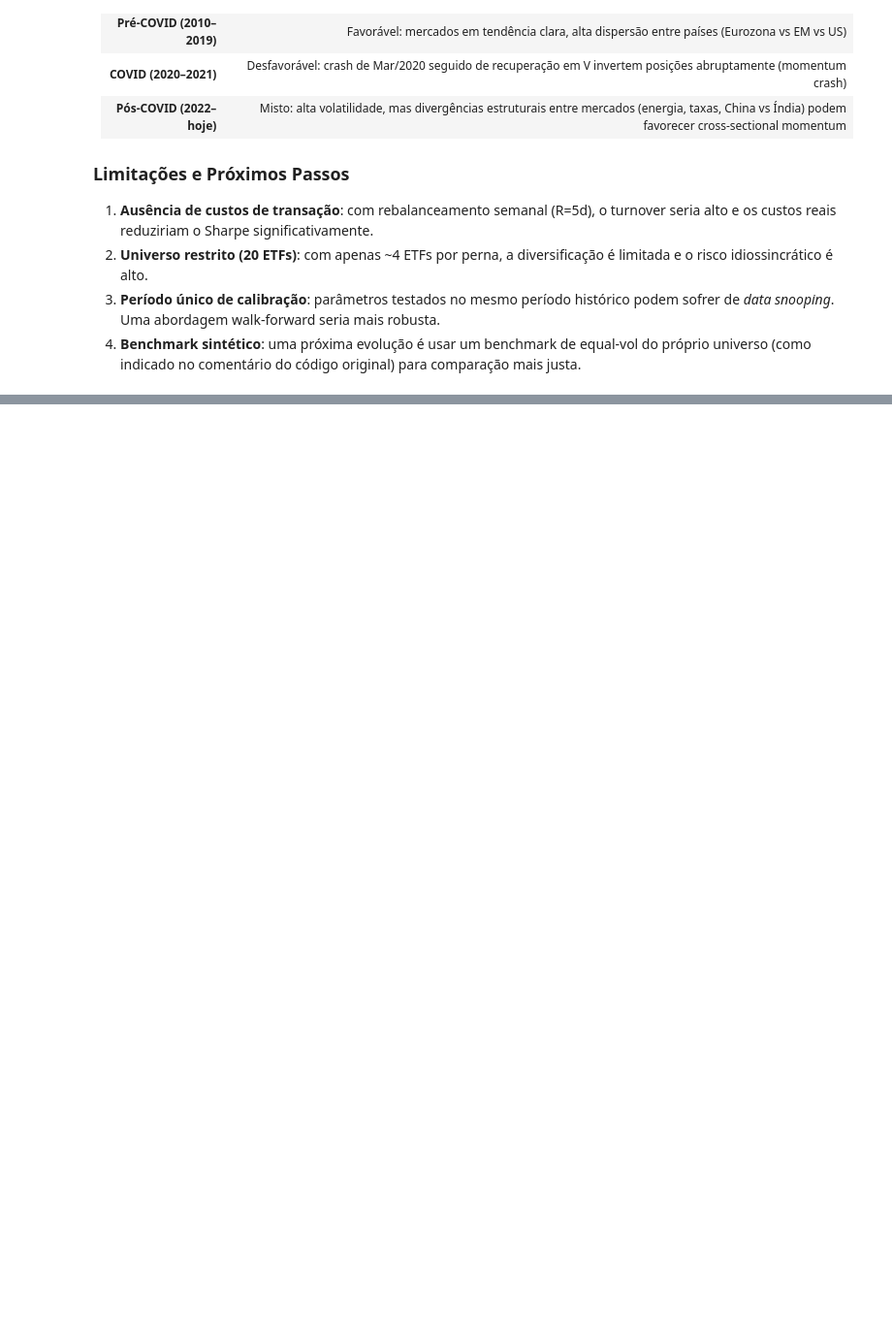
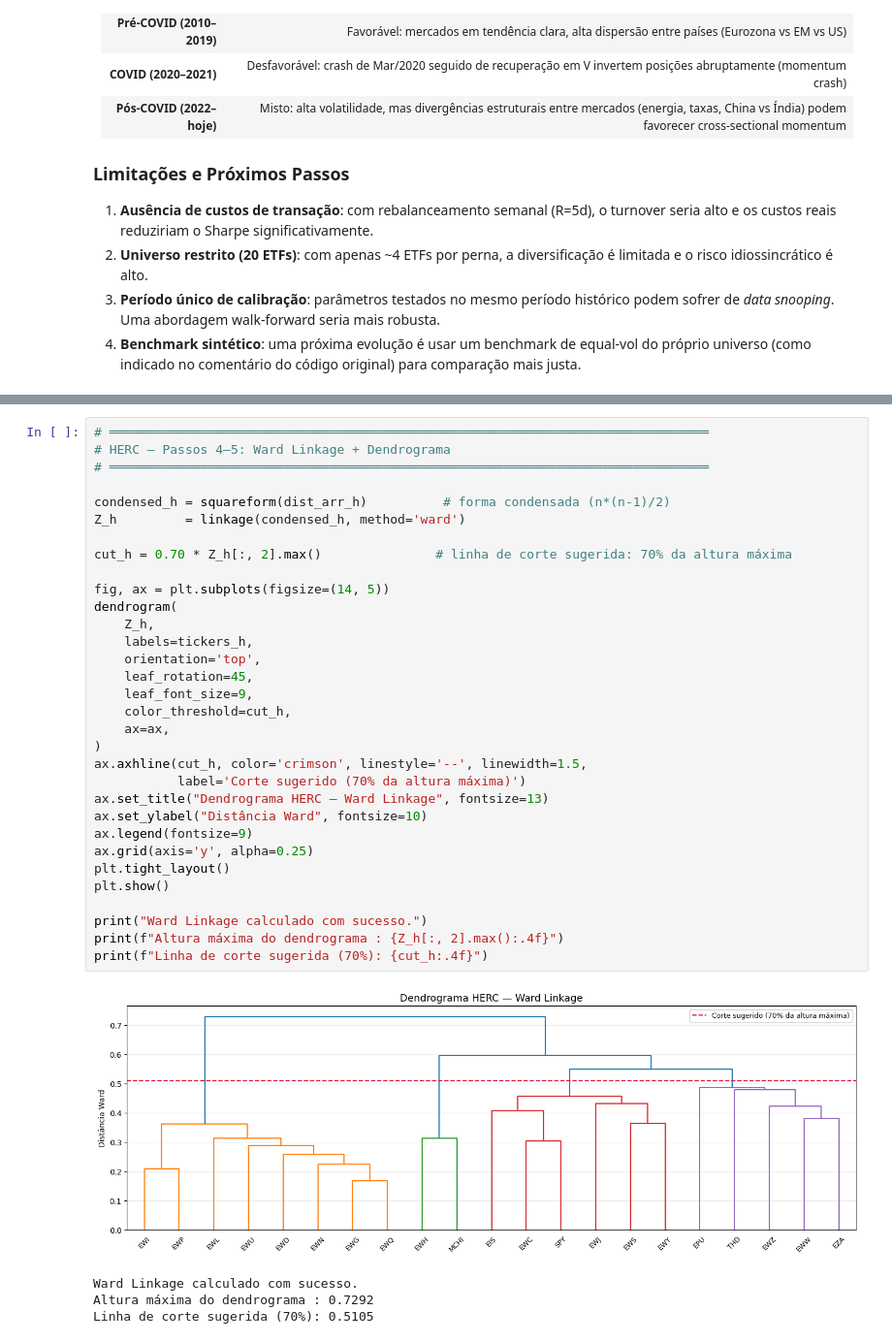
Before and after one commit to tomasmiele/etf_strategy, a Jupyter notebook: strategy.ipynb, the cells around one changed output, grey strips where cells are left out. Shown at 97% size. Drawn from its saved outputs; the diff is of its cells as text; blank space fills up the shorter version.

Commit message:
inicio do HERC

```diff
--- a/strategy.ipynb
+++ b/strategy.ipynb
@@ -1311,0 +1399,37 @@ else:
+# %%
+# ═══════════════════════════════════════════════════════════════════════════════
+# HERC — Passos 4–5: Ward Linkage + Dendrograma
+# ═══════════════════════════════════════════════════════════════════════════════
+
+condensed_h = squareform(dist_arr_h)          # forma condensada (n*(n-1)/2)
+Z_h         = linkage(condensed_h, method='ward')
+
+cut_h = 0.70 * Z_h[:, 2].max()               # linha de corte sugerida: 70% da altura máxima
+
+fig, ax = plt.subplots(figsize=(14, 5))
+dendrogram(
+    Z_h,
+    labels=tickers_h,
+    orientation='top',
+    leaf_rotation=45,
+    leaf_font_size=9,
+    color_threshold=cut_h,
+    ax=ax,
+)
+ax.axhline(cut_h, color='crimson', linestyle='--', linewidth=1.5,
+           label='Corte sugerido (70% da altura máxima)')
+ax.set_title("Dendrograma HERC — Ward Linkage", fontsize=13)
+ax.set_ylabel("Distância Ward", fontsize=10)
+ax.legend(fontsize=9)
+ax.grid(axis='y', alpha=0.25)
+plt.tight_layout()
+plt.show()
+
+print("Ward Linkage calculado com sucesso.")
+print(f"Altura máxima do dendrograma : {Z_h[:, 2].max():.4f}")
+print(f"Linha de corte sugerida (70%): {cut_h:.4f}")
+# %% [output]
+[figure, added]
+Ward Linkage calculado com sucesso.
+Altura máxima do dendrograma : 0.7292
+Linha de corte sugerida (70%): 0.5105
```
Also changed, not shown: parts of 20 cells of this notebook.
